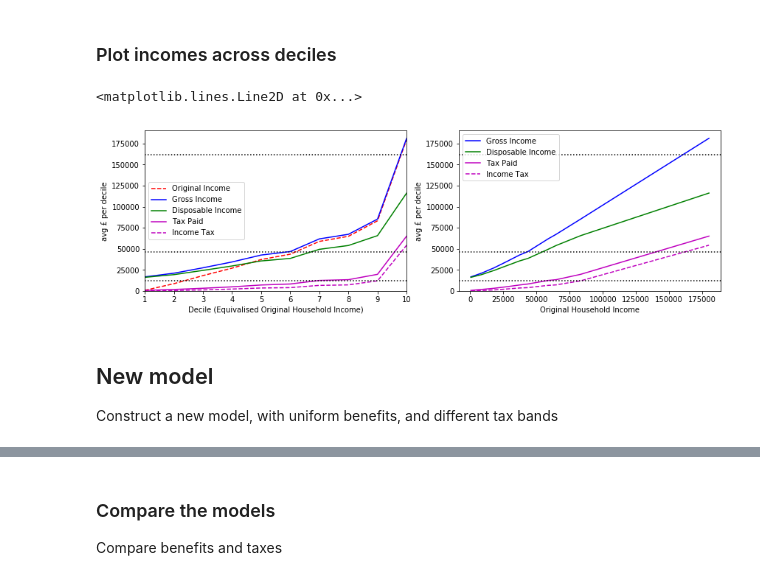
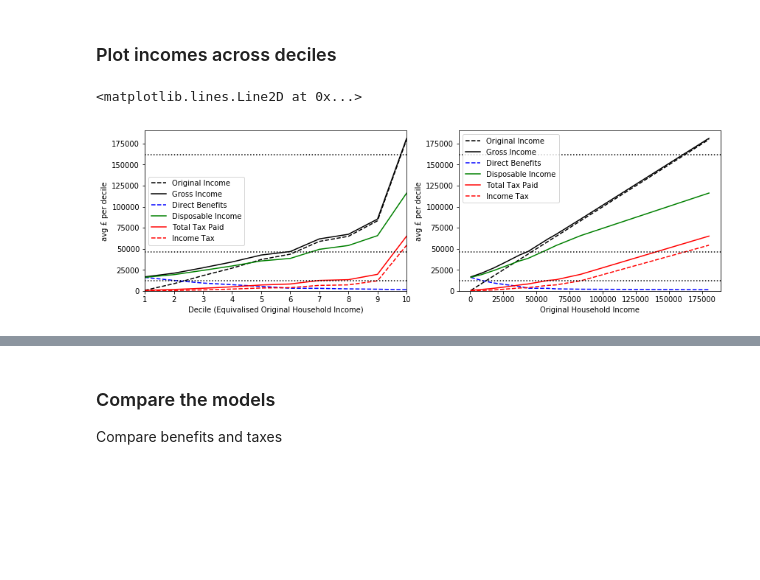
Before and after one commit to chrisnorth/ubi-pred, a Jupyter notebook: ubi-pred.ipynb, the cells around one changed output, grey strips where cells are left out. Saved outputs shown, nothing was run; the diff lists cells and outputs as text; code cells hidden in the pictures; blank space fills up the shorter version.

```diff
--- a/ubi-pred.ipynb
+++ b/ubi-pred.ipynb
@@ -982,35 +1057,35 @@ Net National Income: £170bn
 # %%
 plot.figure(figsize=(14,4))
 plot.subplot(1,2,1)
-plot.plot(decile,origIncome,'r--',label='Original Income')
-plot.plot(decile,grossIncome,'b-',label='Gross Income')
+plot.plot(decile,origIncome,'k--',label='Original Income')
+plot.plot(decile,grossIncome,'k-',label='Gross Income')
+plot.plot(decile,dirBen,'b--',label='Direct Benefits')
 plot.plot(decile,dispIncome,'g-',label='Disposable Income')
-plot.plot(decile,dirTax,'m-',label='Tax Paid')
-plot.plot(decile,incomeTax,'m--',label='Income Tax')
+plot.plot(decile,dirTax,'r-',label='Total Tax Paid')
+plot.plot(decile,incomeTax,'r--',label='Income Tax')
 plot.legend()
 plot.xlim(1,10)
 plot.ylim(0,plot.ylim()[1])
 plot.xlabel(decLab)
 plot.ylabel('avg £ per decile')
 plot.axhline(tax20,c='k',ls=':')
 plot.axhline(tax40,c='k',ls=':')
 plot.axhline(tax45,c='k',ls=':')
 
 plot.subplot(1,2,2)
-plot.plot(origIncome,grossIncome,'b-',label='Gross Income')
+plot.plot(origIncome,origIncome,'k--',label='Original Income')
+plot.plot(origIncome,grossIncome,'k-',label='Gross Income')
+plot.plot(origIncome,dirBen,'b--',label='Direct Benefits')
 plot.plot(origIncome,dispIncome,'g-',label='Disposable Income')
-plot.plot(origIncome,dirTax,'m-',label='Tax Paid')
-plot.plot(origIncome,incomeTax,'m--',label='Income Tax')
+plot.plot(origIncome,dirTax,'r-',label='Total Tax Paid')
+plot.plot(origIncome,incomeTax,'r--',label='Income Tax')
 plot.legend()
 plot.ylim(0,plot.ylim()[1])
 plot.xlabel('Original Household Income')
 plot.ylabel('avg £ per decile')
 plot.axhline(tax20,c='k',ls=':')
 plot.axhline(tax40,c='k',ls=':')
 plot.axhline(tax45,c='k',ls=':')
 # %% [output]
 <matplotlib.lines.Line2D at 0x...>
-[figure, old version]
+[figure, new version]
-# %% [markdown]
-## New model
-Construct a new model, with uniform benefits, and different tax bands
```
Also changed, not shown: parts of 30 cells of this notebook, 2 other files.
